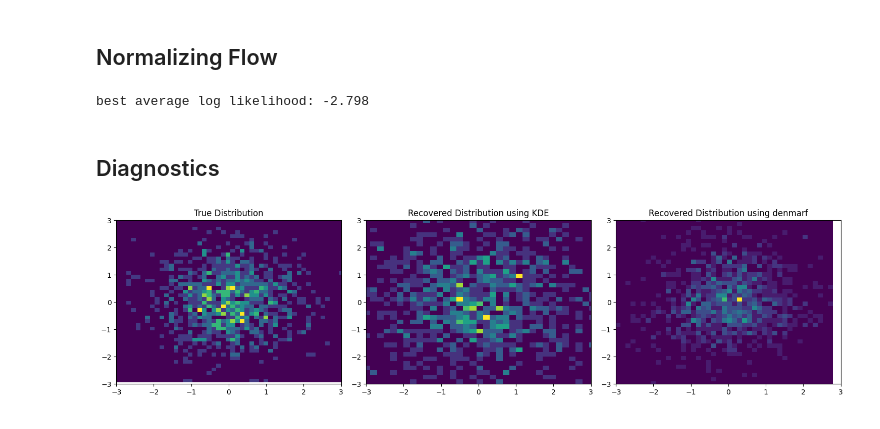
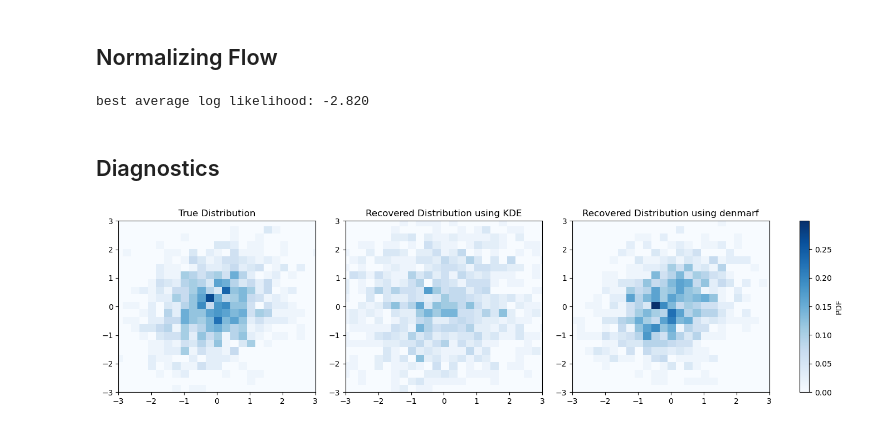
Before and after one commit to SaptarshiSrkr/PyMAF, a Jupyter notebook: experiments/denmarf_test.ipynb, the cells around one changed output. Saved outputs shown, nothing was run; the diff lists cells and outputs as text; code cells hidden in the pictures.

```diff
--- a/experiments/denmarf_test.ipynb
+++ b/experiments/denmarf_test.ipynb
@@ -31,38 +31,47 @@ log_density_kde = kde.score_samples(samples)
 ## Normalizing Flow
 # %%
 nfde = DensityEstimate().fit(samples) # May take a few minutes to train, using default parameters
+nfde.save("nfde_2dGauss.pkl")
 # %% [output]
-best average log likelihood: -2.798
+best average log likelihood: -2.820
 # %%
 samples_nfde = nfde.sample(num_samples)
 log_density_nfde = nfde.score_samples(samples)
 # %% [markdown]
 ## Diagnostics
-# %%
-fig, axs = plt.subplots(1, 3, figsize=(15, 4))
-
-# True Distribution
-axs[0].hist2d(samples[:, 0], samples[:, 1], bins=50, density=True)
-axs[0].set_xlim(-3, 3)
-axs[0].set_ylim(-3, 3)
-axs[0].set_title("True Distribution")
-
-# KDE
-axs[1].hist2d(samples_kde[:, 0], samples_kde[:, 1], bins=50, density=True)
-axs[1].set_xlim(-3, 3)
-axs[1].set_ylim(-3, 3)
-axs[1].set_title("Recovered Distribution using KDE")
-
-# denmarf
-axs[2].hist2d(samples_nfde[:, 0], samples_nfde[:, 1], bins=50, density=True)
-axs[2].set_xlim(-3, 3)
-axs[2].set_ylim(-3, 3)
-axs[2].set_title("Recovered Distribution using denmarf")
-
-plt.tight_layout()
-plt.show()
-# %% [output]
-[figure, removed]
+# %%
+fig, axs = plt.subplots(1, 4, figsize=(16, 4), width_ratios=[20,20,20,1])
+
+h1, xedges, yedges = np.histogram2d(samples[:,0], samples[:,1], bins=25, density=True)
+h2, _, _ = np.histogram2d(samples_kde[:,0], samples_kde[:,1], bins=[xedges, yedges], density=True)
+h3, _, _ = np.histogram2d(samples_nfde[:,0], samples_nfde[:,1], bins=[xedges, yedges], density=True)
+vmin = min(h1.min(), h2.min(), h3.min())
+vmax = max(h1.max(), h2.max(), h3.max())
+
+# True Distribution
+im = axs[0].pcolormesh(xedges, yedges, h1.T, vmin=vmin, vmax=vmax, cmap='Blues')
+axs[0].set_xlim(-3, 3)
+axs[0].set_ylim(-3, 3)
+axs[0].set_title("True Distribution")
+
+# KDE
+axs[1].pcolormesh(xedges, yedges, h2.T, vmin=vmin, vmax=vmax, cmap='Blues')
+axs[1].set_xlim(-3, 3)
+axs[1].set_ylim(-3, 3)
+axs[1].set_title("Recovered Distribution using KDE")
+
+# denmarf
+axs[2].pcolormesh(xedges, yedges, h3.T, vmin=vmin, vmax=vmax, cmap='Blues')
+axs[2].set_xlim(-3, 3)
+axs[2].set_ylim(-3, 3)
+axs[2].set_title("Recovered Distribution using denmarf")
+
+fig.colorbar(im, cax=axs[3], label="PDF")
+
+# plt.tight_layout()
+plt.show()
+# %% [output]
+[figure, added]
 # %%
 comparison_df = pd.DataFrame({
     "True Distribution": log_density_true[:3],
```
Also changed, not shown: parts of 5 cells of this notebook, 2 other files.
